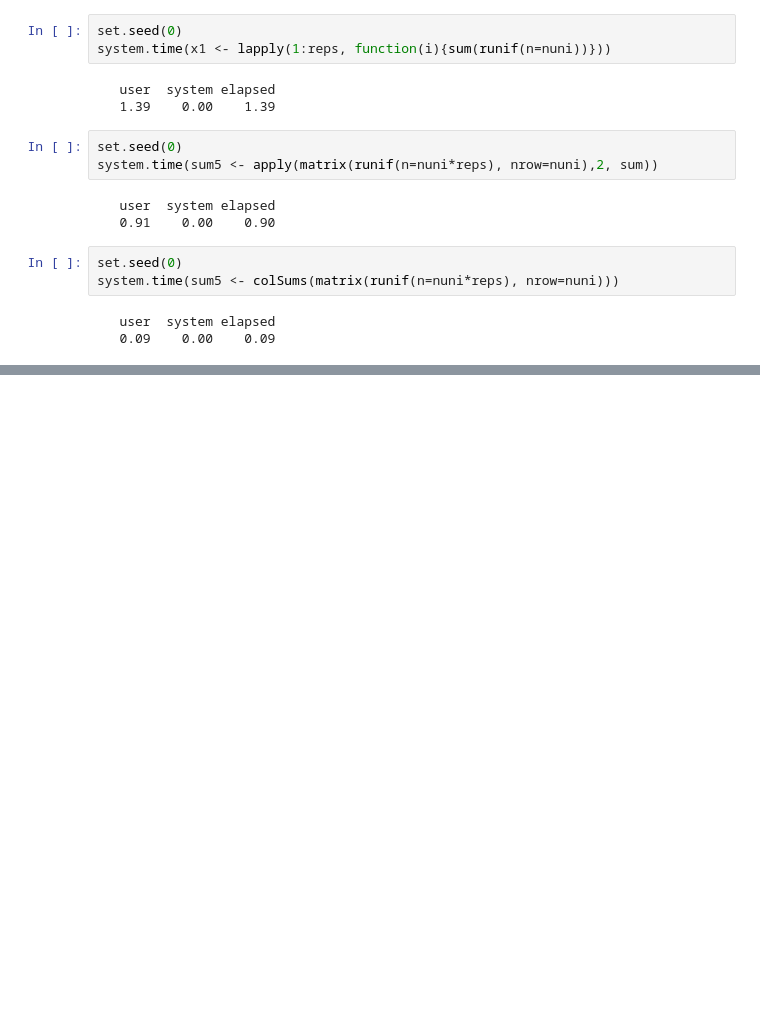
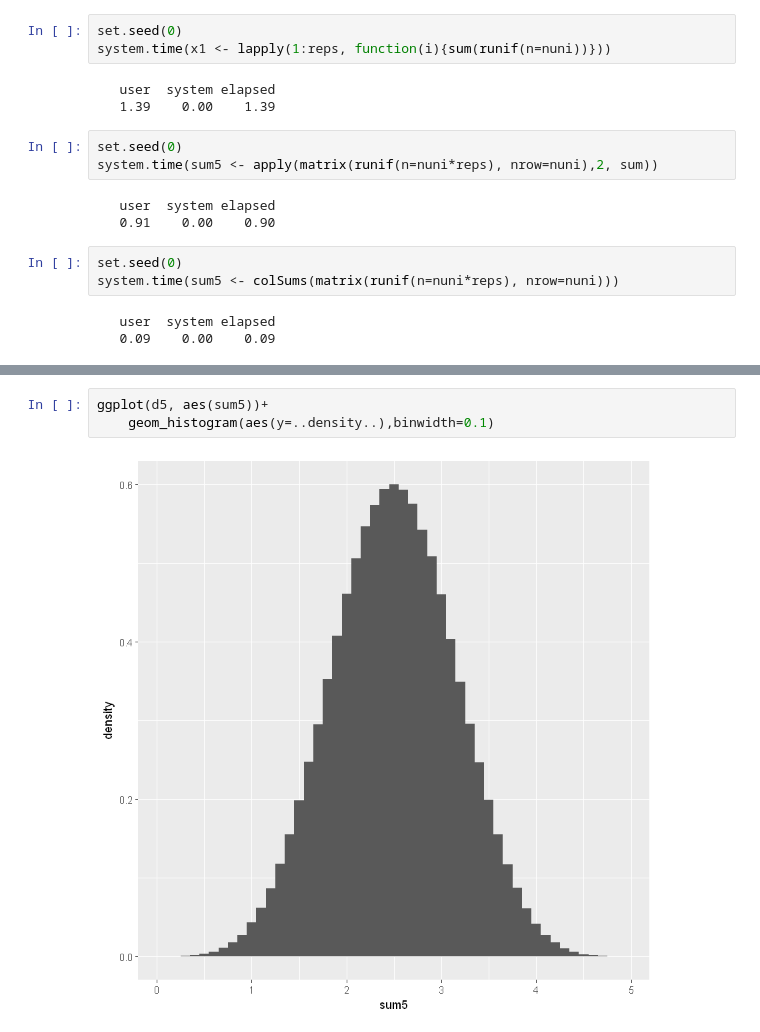
Before and after one commit to mlaai/Deep-Learning, a Jupyter notebook: Code/Projects/Data/RQuickReference.ipynb, the cells around one changed output, grey strips where cells are left out. Cells and saved outputs as stored; diff of their text form; blank space fills up the shorter version.

```diff
--- a/Code/Projects/Data/RQuickReference.ipynb
+++ b/Code/Projects/Data/RQuickReference.ipynb
@@ -800,0 +821,5 @@ system.time(sum5 <- colSums(matrix(runif(n=nuni*reps), nrow=nuni)))
+# %%
+ggplot(d5, aes(sum5))+
+    geom_histogram(aes(y=..density..),binwidth=0.1)
+# %% [output]
+[figure, added]
```
Also changed, not shown: parts of 28 cells of this notebook.
